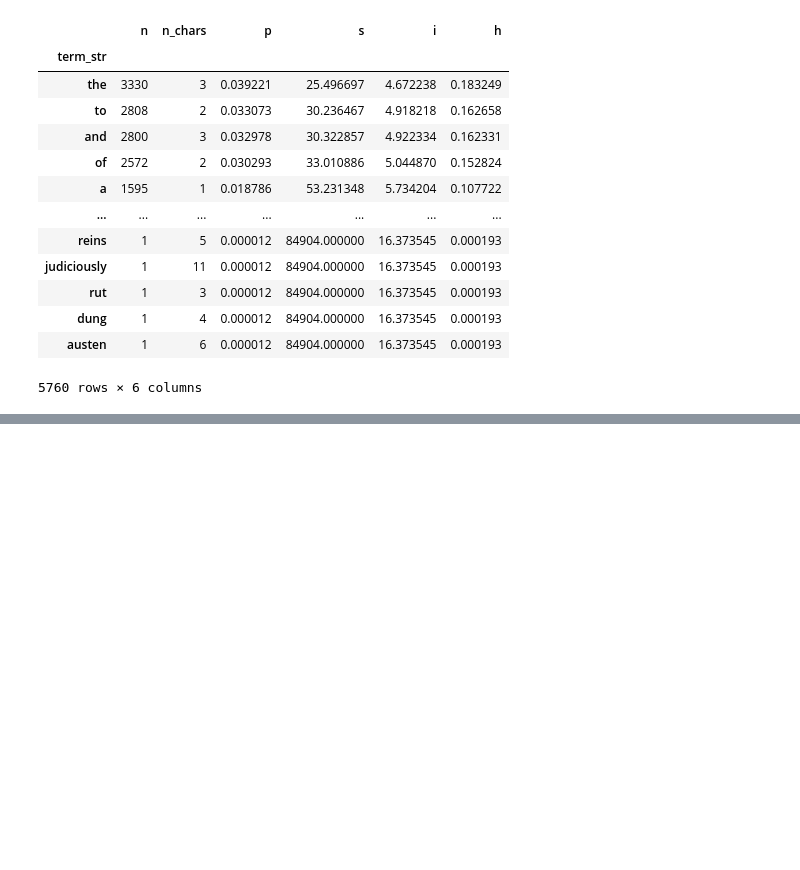
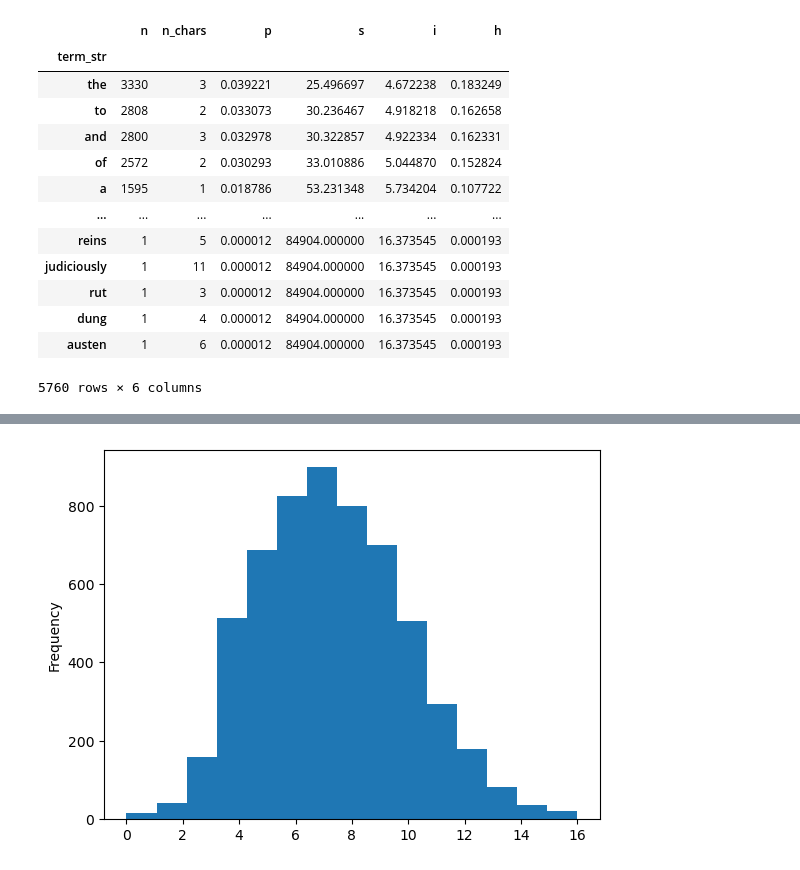
Before and after one commit to ontoligent/DS5001-2024-01-R, a Jupyter notebook: lessons/M02_TextModels/M02_01_Importing-Persuasion.ipynb, the cells around one changed output, grey strips where cells are left out. Saved outputs shown, nothing was run; the diff lists cells and outputs as text; code cells hidden in the pictures; blank space fills up the shorter version.

```diff
--- a/lessons/M02_TextModels/M02_01_Importing-Persuasion.ipynb
+++ b/lessons/M02_TextModels/M02_01_Importing-Persuasion.ipynb
@@ -562,0 +567,4 @@ my_text.VOCAB
+# %%
+my_text.VOCAB.n_chars.plot.hist(bins=15);
+# %% [output]
+[figure, added]
```
Also changed, not shown: parts of 1 cell of this notebook.
